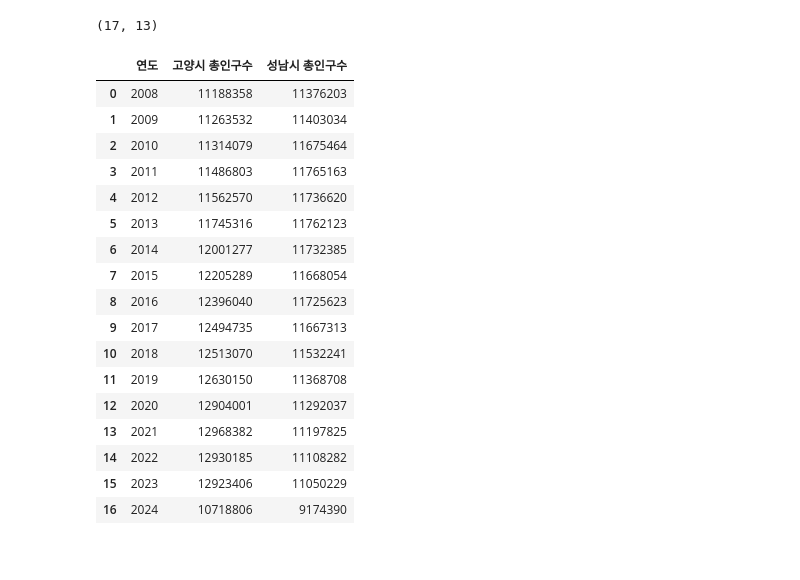
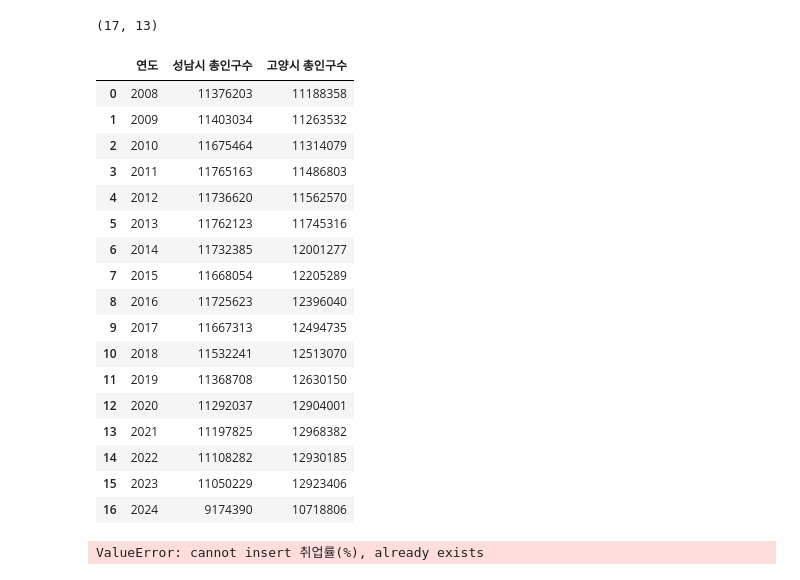
Before and after one commit to SnapishAgent/Ilsan-Investment-Insight, a Jupyter notebook: 일자리/고용실업률/employ_data.ipynb, the cells around one changed output. Cells and saved outputs as stored; diff of their text form; code cells hidden in the pictures.

```diff
--- a/일자리/고용실업률/employ_data.ipynb
+++ b/일자리/고용실업률/employ_data.ipynb
@@ -198,40 +187,61 @@ display(seongnam_population_df.shape)
 # %%
 # 연도별 총인구수를 구하는 함수
 def calculate_total_population(df):
     df = df.replace(',', '', regex=True).astype(float)
     total_population = df.sum(axis=1)
     return total_population
 
 # 고양시와 성남시의 연도별 총인구수 계산
 goyang_total_population = calculate_total_population(goyang_population_df.iloc[:, 1:])
 seongnam_total_population = calculate_total_population(seongnam_population_df.iloc[:, 1:])
 
 # 연도별 총인구수 데이터 프레임 생성
 # 연도별 총인구수 데이터 프레임 생성
 total_population_df = pd.DataFrame({
     '연도': years[:len(goyang_total_population)],
-    '고양시 총인구수': goyang_total_population.astype(int),
-    '성남시 총인구수': seongnam_total_population.astype(int)
+    '성남시 총인구수': seongnam_total_population.astype(int),
+    '고양시 총인구수': goyang_total_population.astype(int)
 })
 
 # 결과 확인
 display(total_population_df)
 # %% [output]
-|  | 연도 | 고양시 총인구수 | 성남시 총인구수 |
-| 0 | 2008 | 11188358 | 11376203 |
-| 1 | 2009 | 11263532 | 11403034 |
-| 2 | 2010 | 11314079 | 11675464 |
-| 3 | 2011 | 11486803 | 11765163 |
-| 4 | 2012 | 11562570 | 11736620 |
-| 5 | 2013 | 11745316 | 11762123 |
-| 6 | 2014 | 12001277 | 11732385 |
-| 7 | 2015 | 12205289 | 11668054 |
-| 8 | 2016 | 12396040 | 11725623 |
-| 9 | 2017 | 12494735 | 11667313 |
-| 10 | 2018 | 12513070 | 11532241 |
-| 11 | 2019 | 12630150 | 11368708 |
-| 12 | 2020 | 12904001 | 11292037 |
-| 13 | 2021 | 12968382 | 11197825 |
-| 14 | 2022 | 12930185 | 11108282 |
-| 15 | 2023 | 12923406 | 11050229 |
-| 16 | 2024 | 10718806 | 9174390 |
+|  | 연도 | 성남시 총인구수 | 고양시 총인구수 |
+| 0 | 2008 | 11376203 | 11188358 |
+| 1 | 2009 | 11403034 | 11263532 |
+| 2 | 2010 | 11675464 | 11314079 |
+| 3 | 2011 | 11765163 | 11486803 |
+| 4 | 2012 | 11736620 | 11562570 |
+| 5 | 2013 | 11762123 | 11745316 |
+| 6 | 2014 | 11732385 | 12001277 |
+| 7 | 2015 | 11668054 | 12205289 |
+| 8 | 2016 | 11725623 | 12396040 |
+| 9 | 2017 | 11667313 | 12494735 |
+| 10 | 2018 | 11532241 | 12513070 |
+| 11 | 2019 | 11368708 | 12630150 |
+| 12 | 2020 | 11292037 | 12904001 |
+| 13 | 2021 | 11197825 | 12968382 |
+| 14 | 2022 | 11108282 | 12930185 |
+| 15 | 2023 | 11050229 | 12923406 |
+| 16 | 2024 | 9174390 | 10718806 |
+# %%
+# '연도' 컬럼의 데이터 타입을 문자열로 변환
+df_seongnam_grouped['연도'] = df_seongnam_grouped['연도'].astype(str)
+df_goyang_grouped['연도'] = df_goyang_grouped['연도'].astype(str)
+total_population_df['연도'] = total_population_df['연도'].astype(str)
+
+# df_seongnam_grouped와 df_goyang_grouped의 '총 인구수' 컬럼 채우기
+df_seongnam_grouped['총 인구수'] = df_seongnam_grouped['연도'].map(total_population_df.set_index('연도')['성남시 총인구수'])
+df_goyang_grouped['총 인구수'] = df_goyang_grouped['연도'].map(total_population_df.set_index('연도')['고양시 총인구수'])
+
+# '취업률' 컬럼 추가 및 계산 (소수점 1번째 자리까지만)
+df_seongnam_grouped.insert(len(df_seongnam_grouped.columns) - 2, '취업률(%)', ((df_seongnam_grouped['취업자 (천명)'] / df_seongnam_grouped['경제활동인구 (천명)']) * 100).round(1))
+df_goyang_grouped.insert(len(df_goyang_grouped.columns) - 2, '취업률(%)', ((df_goyang_grouped['취업자 (천명).1'] / df_goyang_grouped['경제활동인구 (천명).1']) * 100).round(1))
+
+# 결과 확인
+display(df_seongnam_grouped.head())
+display(df_seongnam_grouped.shape)
+display(df_goyang_grouped.head())
+display(df_goyang_grouped.shape)
+# %% [output]
+ValueError: cannot insert 취업률(%), already exists
```
Also changed, not shown: parts of 1 cell of this notebook.
